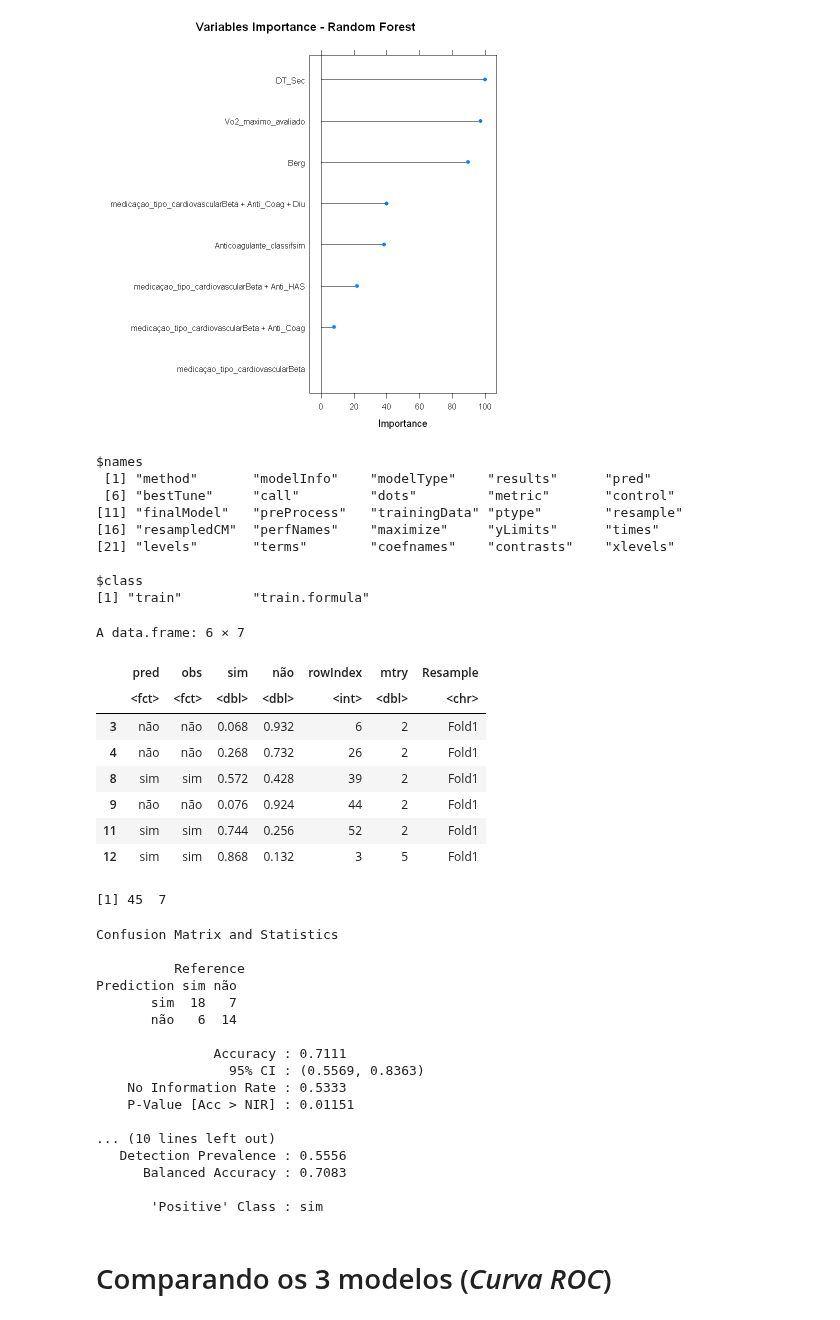
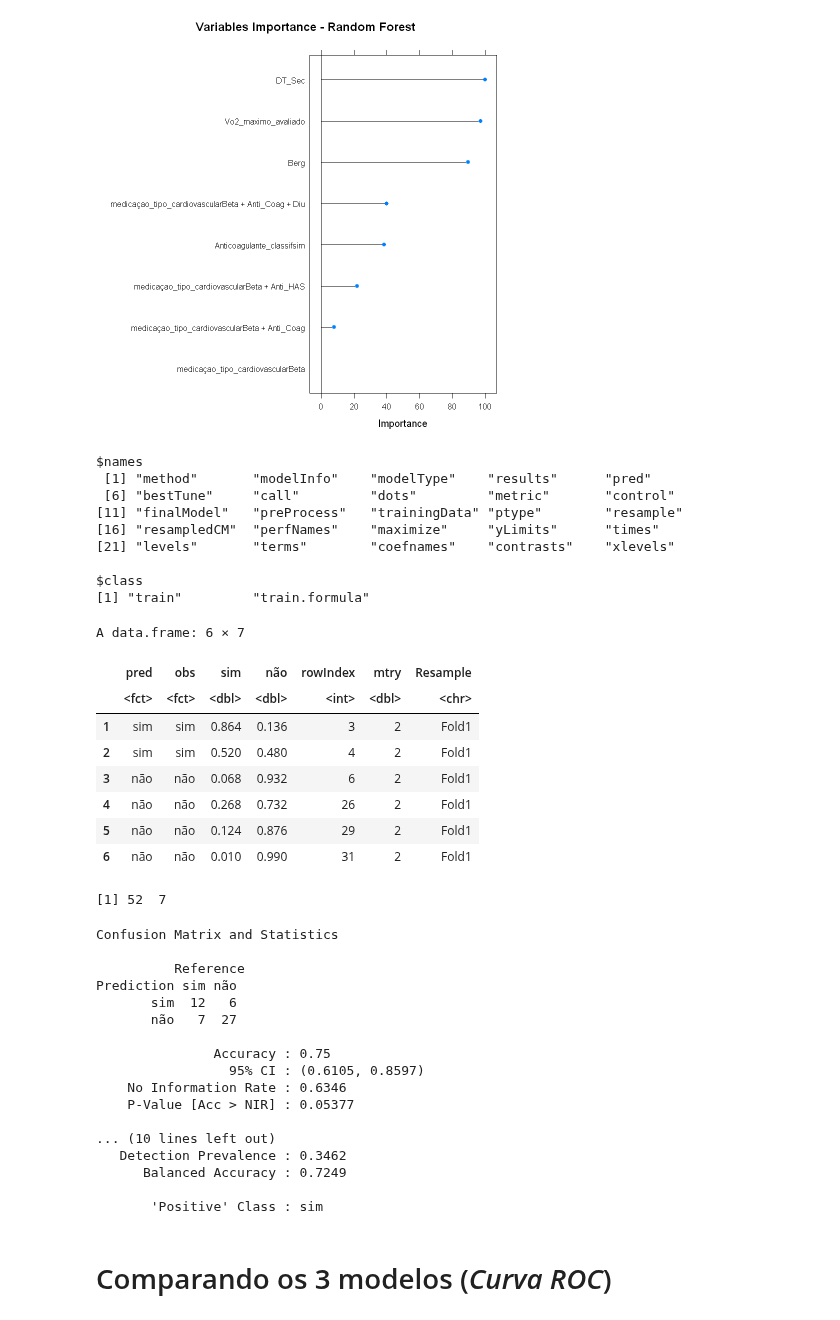
Before and after one commit to RenanBaltar/Analises_Heitor, a Jupyter notebook: Analise_Heitor_tese.ipynb, the cells around one changed output. Drawn from its saved outputs; the diff is of its cells as text; code cells hidden in the pictures.

```diff
--- a/Analise_Heitor_tese.ipynb
+++ b/Analise_Heitor_tese.ipynb
@@ -925,51 +925,51 @@ medicaçao_tipo_cardiovascularBeta                     0.000
 [figure]
 # %%
 attributes(RF_roc)
-RF_roc_mtry2<- grep("2", RF_roc$pred[,4])
+RF_roc_mtry2<- grep("2", RF_roc$pred[,6])
 RF_roc_mtry2<- RF_roc$pred[RF_roc_mtry2,]
 head(RF_roc_mtry2)
 dim(RF_roc_mtry2)
 
 prediction3<-RF_roc_mtry2[,1]
 obs3<- RF_roc_mtry2[,2]
 confusionMatrix(prediction3,obs3)
 
 ###Sensitividade melhorou quando comparada aos 2 modelos anteriores (default e fbeta)
 # %% [output]
 $names
  [1] "method"       "modelInfo"    "modelType"    "results"      "pred"
  [6] "bestTune"     "call"         "dots"         "metric"       "control"
 [11] "finalModel"   "preProcess"   "trainingData" "ptype"        "resample"
 [16] "resampledCM"  "perfNames"    "maximize"     "yLimits"      "times"
 [21] "levels"       "terms"        "coefnames"    "contrasts"    "xlevels"
 
 $class
 [1] "train"         "train.formula"
 A data.frame: 6 × 7
 |  | pred | obs | sim | não | rowIndex | mtry | Resample |
 |  | <fct> | <fct> | <dbl> | <dbl> | <int> | <dbl> | <chr> |
+| 1 | sim | sim | 0.864 | 0.136 | 3 | 2 | Fold1 |
+| 2 | sim | sim | 0.520 | 0.480 | 4 | 2 | Fold1 |
 | 3 | não | não | 0.068 | 0.932 | 6 | 2 | Fold1 |
 | 4 | não | não | 0.268 | 0.732 | 26 | 2 | Fold1 |
-| 8 | sim | sim | 0.572 | 0.428 | 39 | 2 | Fold1 |
-| 9 | não | não | 0.076 | 0.924 | 44 | 2 | Fold1 |
-| 11 | sim | sim | 0.744 | 0.256 | 52 | 2 | Fold1 |
-| 12 | sim | sim | 0.868 | 0.132 | 3 | 5 | Fold1 |
+| 5 | não | não | 0.124 | 0.876 | 29 | 2 | Fold1 |
+| 6 | não | não | 0.010 | 0.990 | 31 | 2 | Fold1 |
-[1] 45  7
+[1] 52  7
 Confusion Matrix and Statistics
 
           Reference
 Prediction sim não
-       sim  18   7
-       não   6  14
+       sim  12   6
+       não   7  27
 
-               Accuracy : 0.7111
-                 95% CI : (0.5569, 0.8363)
-    No Information Rate : 0.5333
-    P-Value [Acc > NIR] : 0.01151
+               Accuracy : 0.75
+                 95% CI : (0.6105, 0.8597)
+    No Information Rate : 0.6346
+    P-Value [Acc > NIR] : 0.05377
 
 ... (10 lines left out)
-   Detection Prevalence : 0.5556
-      Balanced Accuracy : 0.7083
+   Detection Prevalence : 0.3462
+      Balanced Accuracy : 0.7249
 
        'Positive' Class : sim
 # %% [markdown]
```
